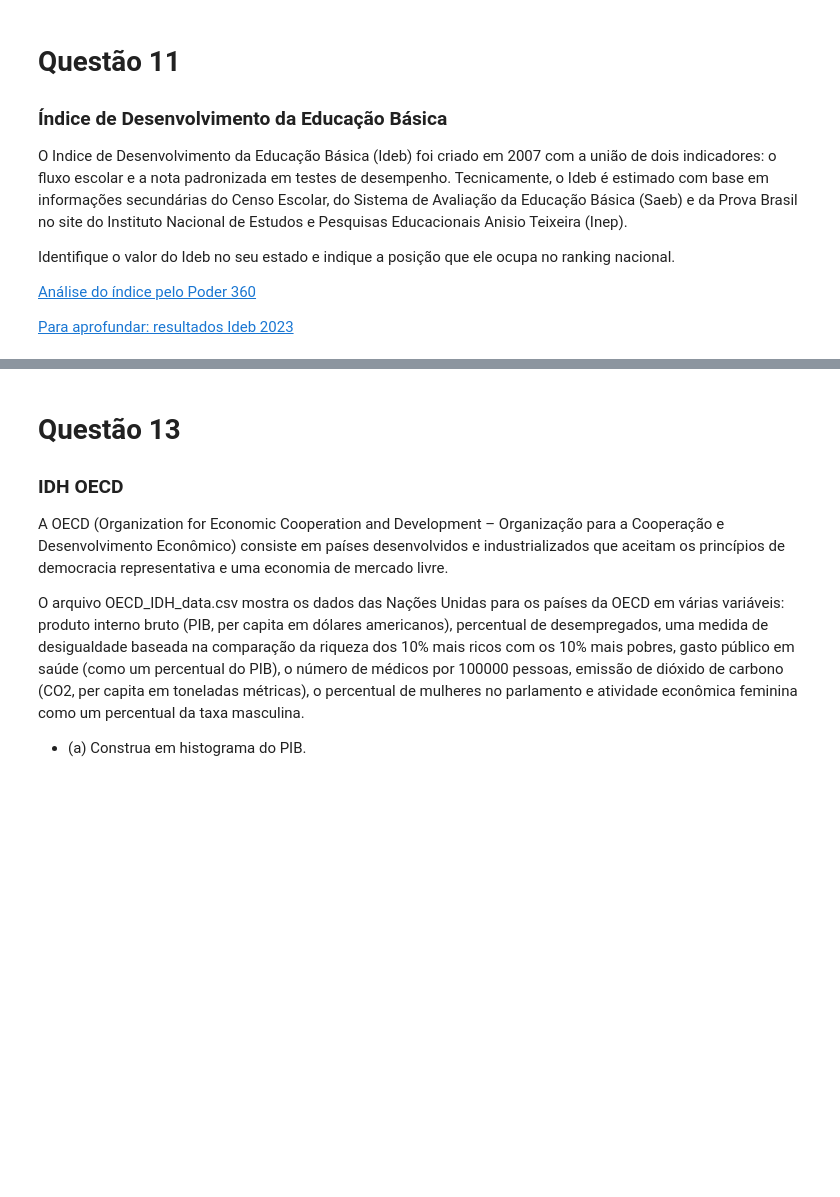
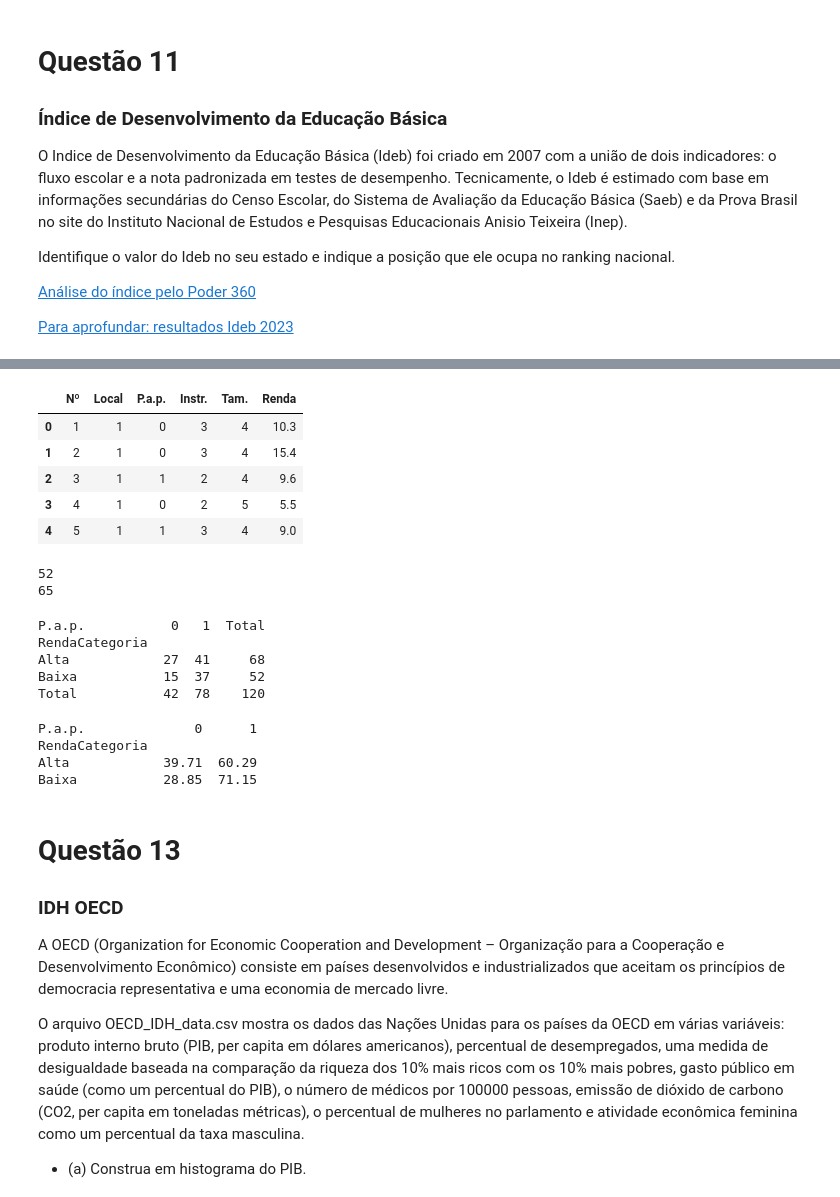
Before and after one commit to juliacereja/MetodosEstatisticos_26.2, a Jupyter notebook: aulas_praticas/15-revisao/Revisão.ipynb, the cells around one changed output, grey strips where cells are left out. Drawn from its saved outputs; the diff is of its cells as text; code cells hidden in the pictures; blank space fills up the shorter version.

```diff
--- a/aulas_praticas/15-revisao/Revisão.ipynb
+++ b/aulas_praticas/15-revisao/Revisão.ipynb
@@ -917,0 +1039,20 @@ Responda às questões abaixo:
+# %%
+familias = pd.read_csv('/Users/leonardorosa/Documents/poly a1/MetodosEstatisticos_26.2/aulas_praticas/15-revisao/InfoFamiliasEntrevistadas.csv')
+
+familias.head()
+# %% [output]
+|  | Nº | Local | P.a.p. | Instr. | Tam. | Renda |
+| 0 | 1 | 1 | 0 | 3 | 4 | 10.3 |
+| 1 | 2 | 1 | 0 | 3 | 4 | 15.4 |
+| 2 | 3 | 1 | 1 | 2 | 4 | 9.6 |
+| 3 | 4 | 1 | 0 | 2 | 5 | 5.5 |
+| 4 | 5 | 1 | 1 | 3 | 4 | 9.0 |
+# %%
+renda_baixa = familias[familias['Renda'] < 5]
+renda_alta = familias[familias['Renda'] > 5]
+
+print(len(renda_baixa))
+print(len(renda_alta))
+# %% [output]
+52
+65
@@ -918,3 +1063,20 @@ Responda às questões abaixo:
+# %%
+tabela = pd.crosstab(familias['RendaCategoria'], familias['P.a.p.'], margins=True, margins_name='Total')
+print(tabela)
+# %% [output]
+P.a.p.           0   1  Total
+RendaCategoria
+Alta            27  41     68
+Baixa           15  37     52
+Total           42  78    120
+# %%
+tabela_pct = pd.crosstab(familias['RendaCategoria'], familias['P.a.p.'], normalize='index') * 100
+print(tabela_pct.round(2))
+# %% [output]
+P.a.p.              0      1
+RendaCategoria
+Alta            39.71  60.29
+Baixa           28.85  71.15
 # %% [markdown]
 # Questão 13
 
```
Also changed, not shown: parts of 15 cells of this notebook, 1 other file.
